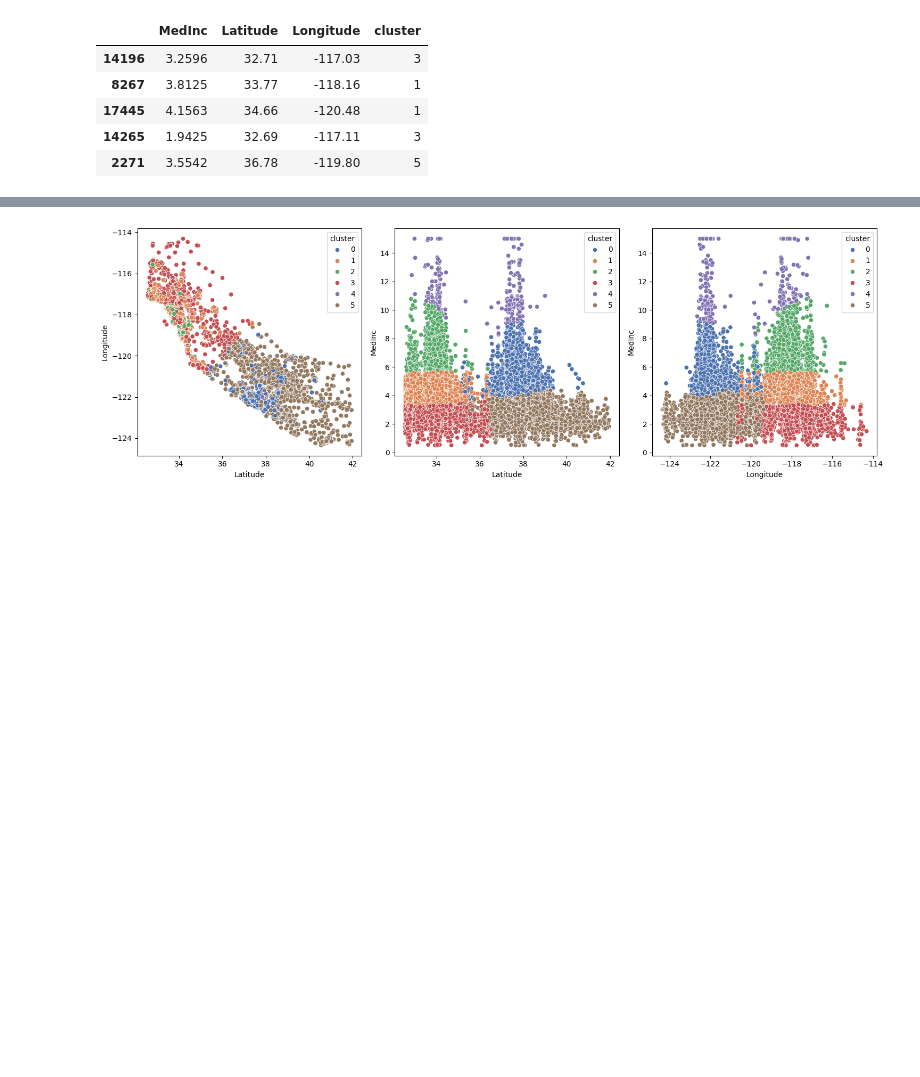
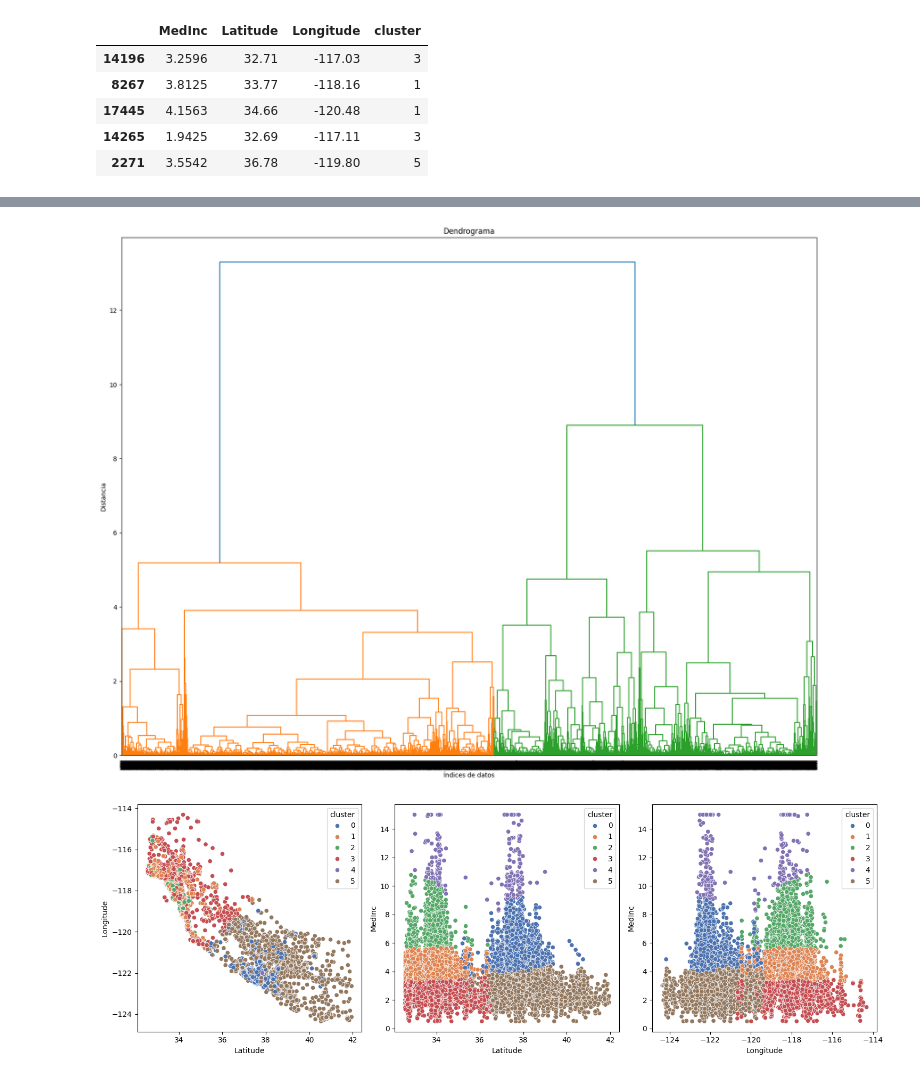
Before and after one commit to KevinKennyy/Proyecto-Tutorial-K-Medias, a Jupyter notebook: src/Proyecto.ipynb, the cells around one changed output, grey strips where cells are left out. Drawn from its saved outputs; the diff is of its cells as text; code cells hidden in the pictures; blank space fills up the shorter version.

```diff
--- a/src/Proyecto.ipynb
+++ b/src/Proyecto.ipynb
@@ -63,3 +69,23 @@ X_train.head()
+# %%
+import numpy as np
+from scipy.cluster.hierarchy import dendrogram, linkage
+import matplotlib.pyplot as plt
+
+# Concatenar los conjuntos de entrenamiento y prueba para tener todos los datos
+total_data = pd.concat([X_train, X_test])
+
+# Paso 2: Calcular la matriz de similitud entre clusters
+Z = linkage(total_data[['Latitude', 'Longitude']], method="complete")
+
+# Paso 3: Mostrar el dendrograma
+plt.figure(figsize=(20, 15))
+dendrogram(Z)
+plt.title("Dendrograma")
+plt.xlabel("Índices de datos")
+plt.ylabel("Distancia")
+plt.show()
+# %% [output]
+[figure, added]
 # %%
 # Podemos hacer un diagrama de dispersion para ver las agrupaciones de las diferentes variables respecto al cluster
 
```
Also changed, not shown: parts of 7 cells of this notebook, 4 other files.
